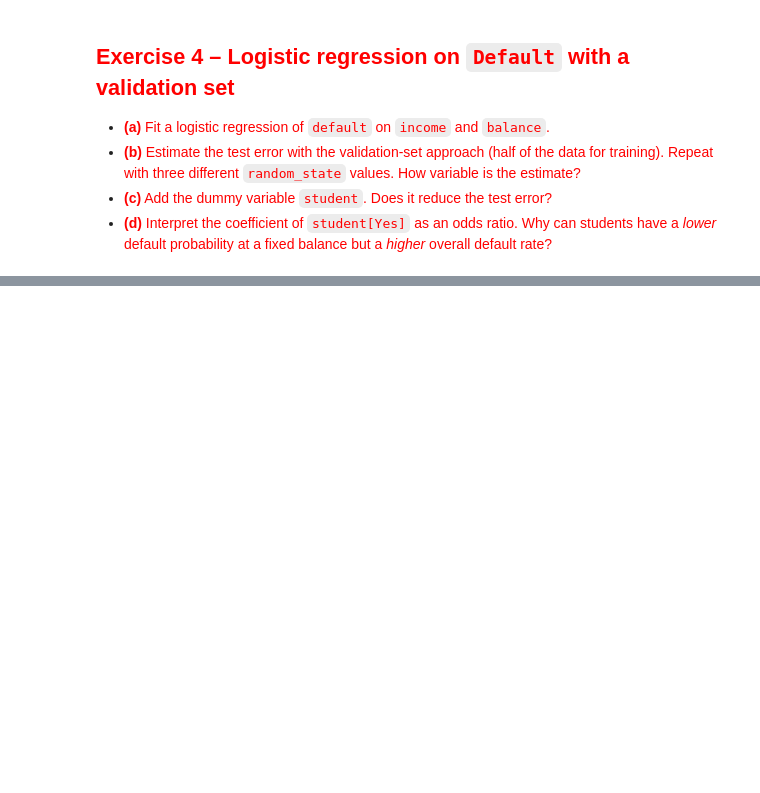
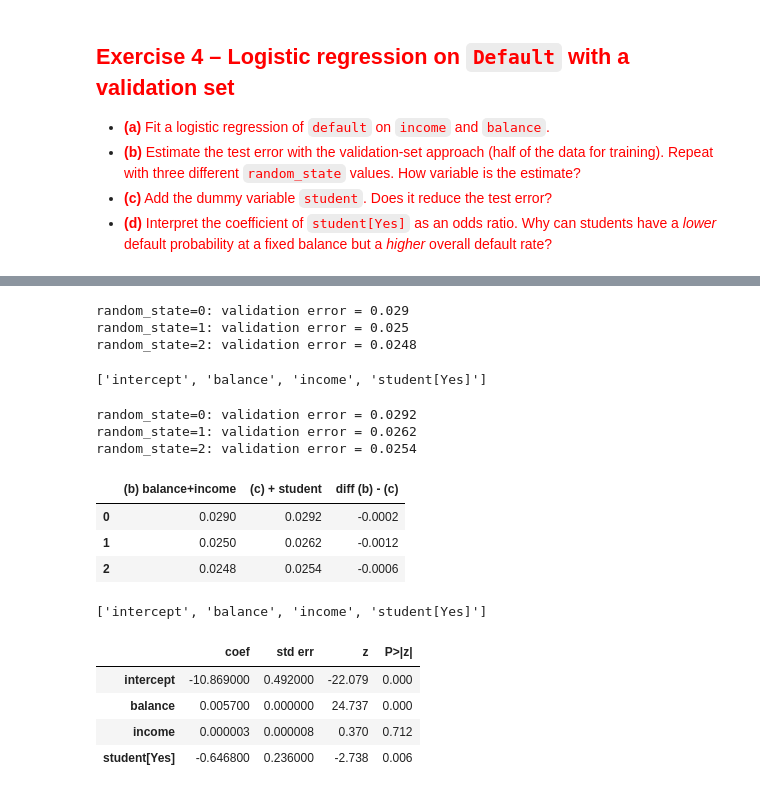
Before and after one commit to CozyCode890/IT171IU-labs, a Jupyter notebook: IT171IU_Lab03_Lê Thái Đức Tùng_ITDSIU24055.ipynb, the cells around one changed output, grey strips where cells are left out. Drawn from its saved outputs; the diff is of its cells as text; code cells hidden in the pictures; blank space fills up the shorter version.

```diff
--- a/IT171IU_Lab03_Lê Thái Đức Tùng_ITDSIU24055.ipynb
+++ b/IT171IU_Lab03_Lê Thái Đức Tùng_ITDSIU24055.ipynb
@@ -340,3 +401,65 @@ summarize(glm_w)
 # %%
 for seed in [0, 1, 2]:
-    pass   # TODO (b): split, fit sm.GLM(..., family=sm.families.Binomial()), compute the validation error
+    X_tr, X_te, y_tr, y_te = train_test_split(X_w, y_w, test_size=0.5, random_state=seed)
+    glm = sm.GLM(y_tr, X_tr, family=sm.families.Binomial()).fit()
+
+    prob = glm.predict(X_te)
+    pred = prob > 0.5
+    err = np.mean(pred != y_te)
+
+    val_errors.append(err)
+    print(f"random_state={seed}: validation error = {err}")
+# %% [output]
+random_state=0: validation error = 0.029
+random_state=1: validation error = 0.025
+random_state=2: validation error = 0.0248
+# %%
+# (c) Add the dummy variable `student`.
+# Does it reduce the test error?
+vars_c = ['balance', 'income', 'student']
+X_c = design_matrix(vars_c, Default)
+X_c.columns.to_list()
+# %% [output]
+['intercept', 'balance', 'income', 'student[Yes]']
+# %%
+coeff_student_c = []
+for seed in [0, 1, 2]:
+    X_tr, X_te, y_tr, y_te = train_test_split(X_c, y_w, test_size=0.5, random_state=seed)
+    glm = sm.GLM(y_tr, X_tr, family=sm.families.Binomial()).fit()
+
+    pred = glm.predict(X_te) > 0.5
+    err = np.mean(pred != y_te)
+
+    coeff_student_c.append(err)
+    print(f"random_state={seed}: validation error = {err}")
+# %% [output]
+random_state=0: validation error = 0.0292
+random_state=1: validation error = 0.0262
+random_state=2: validation error = 0.0254
+# %%
+err_table = pd.DataFrame({
+    "(b) balance+income": val_errors,
+    "(c) + student":      coeff_student_c,
+}, index=[0, 1, 2])
+err_table["diff (b) - (c)"] = err_table["(b) balance+income"] - err_table["(c) + student"]
+err_table
+# %% [output]
+|  | (b) balance+income | (c) + student | diff (b) - (c) |
+| 0 | 0.0290 | 0.0292 | -0.0002 |
+| 1 | 0.0250 | 0.0262 | -0.0012 |
+| 2 | 0.0248 | 0.0254 | -0.0006 |
+# %%
+# (d) Interpret the coefficient of `student[Yes]` as an odds ratio.
+# Why can students have a *lower* default probability at a fixed balance but a *higher* overall default rate?
+X_c.columns.to_list()
+# %% [output]
+['intercept', 'balance', 'income', 'student[Yes]']
+# %%
+glm_d = sm.GLM(y_w, X_c, family=sm.families.Binomial()).fit()
+summarize(glm_d)
+# %% [output]
+|  | coef | std err | z | P>|z| |
+| intercept | -10.869000 | 0.492000 | -22.079 | 0.000 |
+| balance | 0.005700 | 0.000000 | 24.737 | 0.000 |
+| income | 0.000003 | 0.000008 | 0.370 | 0.712 |
+| student[Yes] | -0.646800 | 0.236000 | -2.738 | 0.006 |
```
Also changed, not shown: parts of 8 cells of this notebook, 1 other file.
